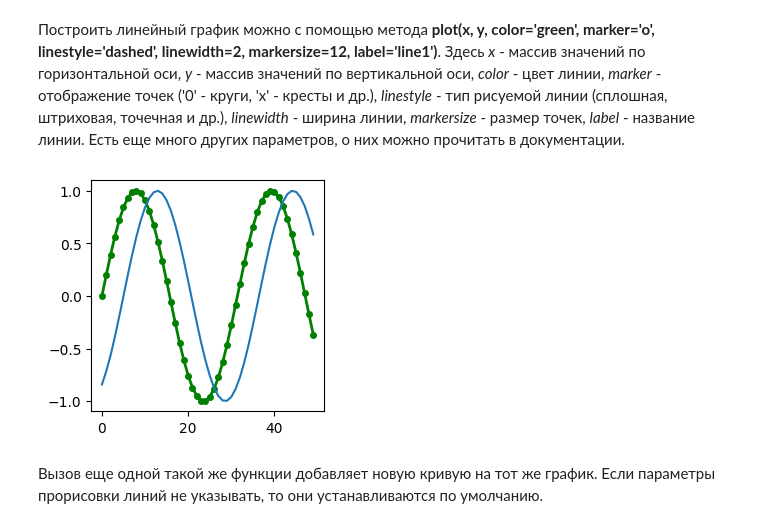
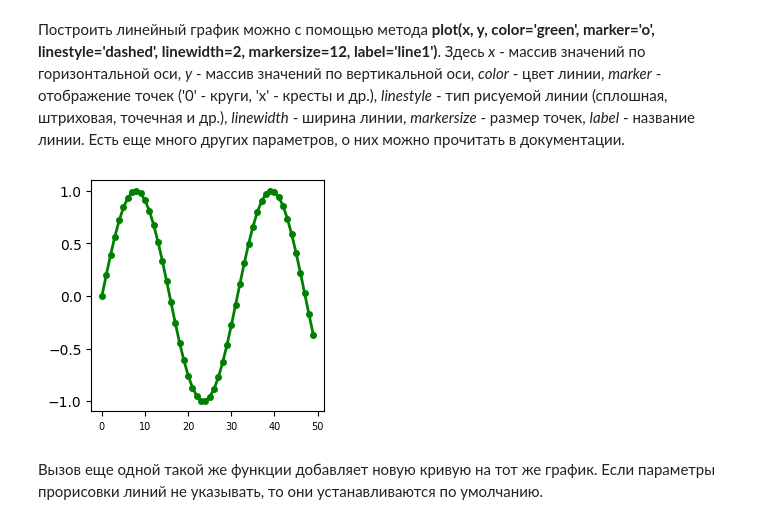
Before and after one commit to BROsandr/IUS, a Jupyter notebook: lab3/Lab3_task.ipynb, the cells around one changed output. Cells and saved outputs as stored; diff of their text form; code cells hidden in the pictures.

```diff
--- a/lab3/Lab3_task.ipynb
+++ b/lab3/Lab3_task.ipynb
@@ -64,13 +64,13 @@ plt.show()
 # %%
 plt.figure(figsize = (3,3))
 x = np.arange(50)
 y = np.sin(x / 5)
 plt.plot(x, y, color='green', marker='o', linestyle='solid', linewidth=2, markersize=4, label='line1')
-y = np.sin(x / 5 - 1)
-plt.plot(x, y)
+# y = np.sin(x / 5 - 1)
+# plt.plot(x, y)
 plt.show()
 # %% [output]
-[figure, old version]
+[figure, new version]
 # %% [markdown]
 Вызов еще одной такой же функции добавляет новую кривую на тот же график. Если параметры прорисовки линий не указывать, то они устанавливаются по умолчанию.
 # %%
```
Also changed, not shown: parts of 28 cells of this notebook.
